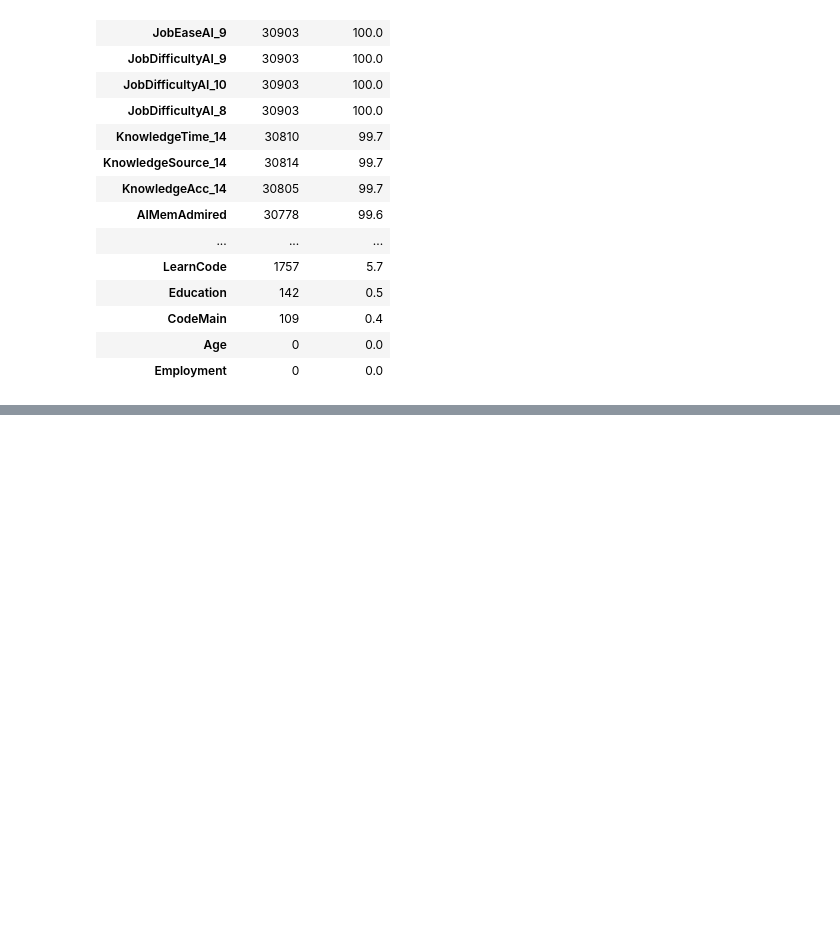
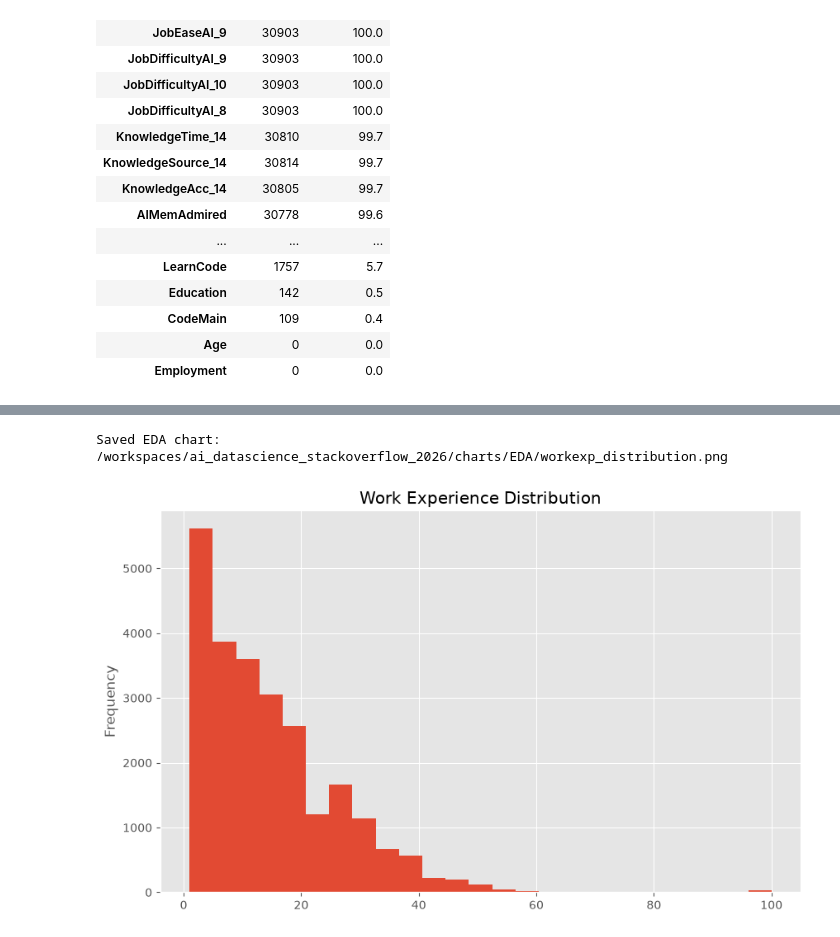
Before and after one commit to huyqng1412/ai_datascience_stackoverflow_2026, a Jupyter notebook: notebooks/EDA/EDA.ipynb, the cells around one changed output, grey strips where cells are left out. Saved outputs shown, nothing was run; the diff lists cells and outputs as text; code cells hidden in the pictures; blank space fills up the shorter version.

```diff
--- a/notebooks/EDA/EDA.ipynb
+++ b/notebooks/EDA/EDA.ipynb
@@ -121,0 +171,7 @@ scroll(missing)
+# %%
+ax = eda_data['WorkExp'].plot(kind='hist', bins=25, figsize=(10, 6), title='Work Experience Distribution')
+
+save_eda_chart(ax.get_figure(), "workexp_distribution")
+# %% [output]
+Saved EDA chart: /workspaces/ai_datascience_stackoverflow_2026/charts/EDA/workexp_distribution.png
+[figure, added]
```
Also changed, not shown: parts of 8 cells of this notebook, 2 other files.
